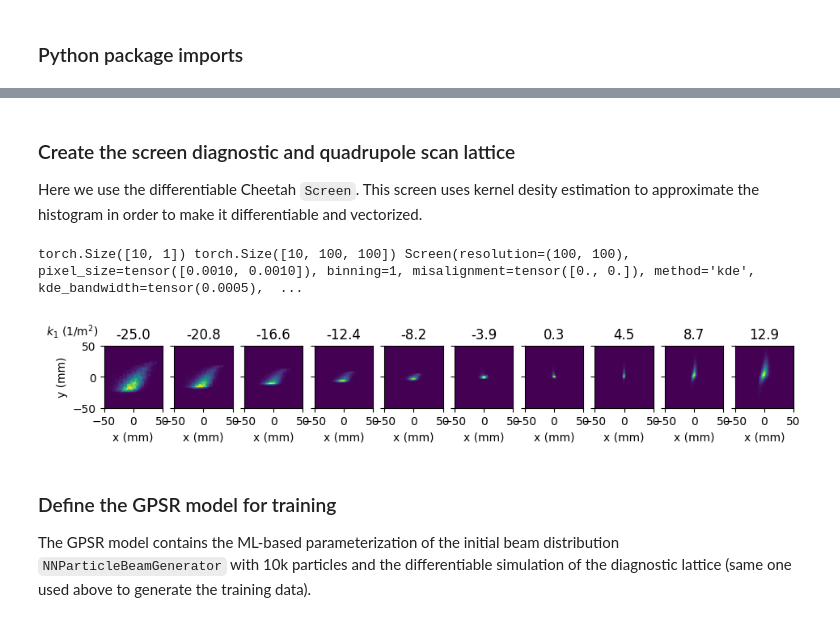
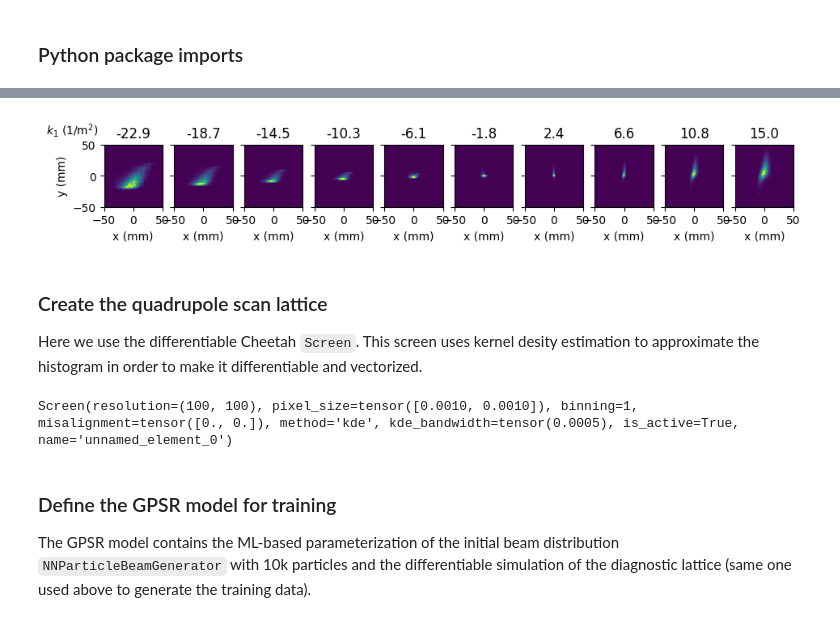
Before and after one commit to roussel-ryan/gpsr, a Jupyter notebook: docs/examples/example_reconstruction_4d.ipynb, the cells around one changed output, grey strips where cells are left out. Drawn from its saved outputs; the diff is of its cells as text; code cells hidden in the pictures.

```diff
--- a/docs/examples/example_reconstruction_4d.ipynb
+++ b/docs/examples/example_reconstruction_4d.ipynb
@@ -13,25 +38,20 @@ from gpsr.datasets import QuadScanDataset
+# %%
+test_dset.plot_data();
+# %% [output]
+[figure, added]
 # %% [markdown]
-### Create the screen diagnostic and quadrupole scan lattice
+### Create the quadrupole scan lattice
 Here we use the differentiable Cheetah `Screen`. This screen uses kernel desity estimation to approximate the histogram in order to make it differentiable and vectorized.
-# %%
-train_dset = torch.load(
-    "example_data/example_datasets/reconstruction_4D_train.dset", weights_only=False
-)
-print(
-    train_dset.parameters.shape,
-    train_dset.observations[0].shape,
-    train_dset.screen,
-)
-train_dset.plot_data();
-# %% [output]
-torch.Size([10, 1]) torch.Size([10, 100, 100]) Screen(resolution=(100, 100), pixel_size=tensor([0.0010, 0.0010]), binning=1, misalignment=tensor([0., 0.]), method='kde', kde_bandwidth=tensor(0.0005),  ...
-[figure, removed]
 # %%
+# print screen information
+print(train_dset.screen)
 # create diagnostic lattice
 p0c = 43.36e6  # reference momentum in eV/c
 gpsr_lattice = GPSRQuadScanLattice(
-    l_quad=0.1, l_drift=1.0, diagnostic=train_dset.screen
+    l_quad=0.1, l_drift=1.0, screen=train_dset.screen
 )
+# %% [output]
+Screen(resolution=(100, 100), pixel_size=tensor([0.0010, 0.0010]), binning=1, misalignment=tensor([0., 0.]), method='kde', kde_bandwidth=tensor(0.0005), is_active=True, name='unnamed_element_0')
 # %% [markdown]
 ### Define the GPSR model for training
 The GPSR model contains the ML-based parameterization of the initial beam distribution `NNParticleBeamGenerator` with 10k particles and the differentiable simulation of the diagnostic lattice (same one used above to generate the training data).
```
Also changed, not shown: parts of 6 cells of this notebook, 1 other file.
